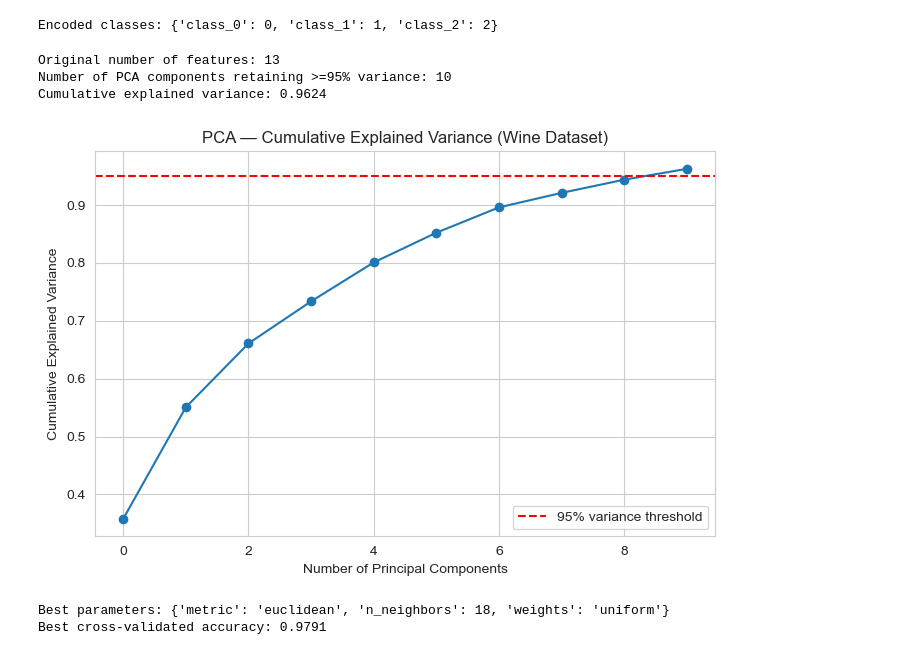
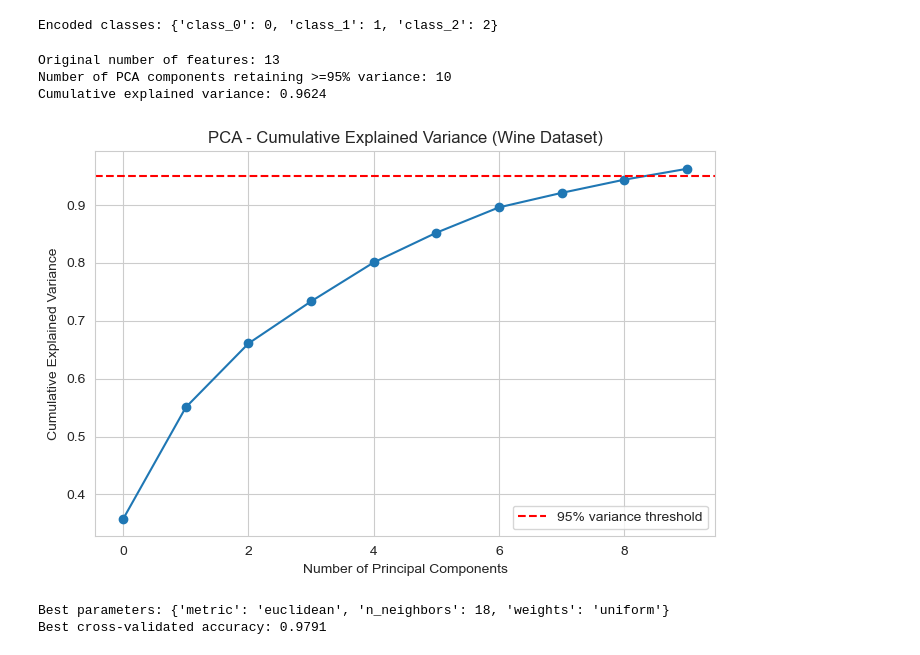
Before and after one commit to Kayce-joy/DataVine-Analytics, a Jupyter notebook: 8.ipynb, the cells around one changed output. Cells and saved outputs as stored; diff of their text form; code cells hidden in the pictures.

```diff
--- a/8.ipynb
+++ b/8.ipynb
@@ -157,25 +157,25 @@ X_test_scaled = scaler_wine.transform(X_test)
 # %%
 # Apply PCA to reduce dimensionality while retaining 95% of variance
 pca_wine = PCA(n_components=0.95, random_state=RANDOM_STATE)
 X_train_pca = pca_wine.fit_transform(X_train_scaled)
 X_test_pca = pca_wine.transform(X_test_scaled)
 
 print(f'Original number of features: {X_train_scaled.shape[1]}')
 print(f'Number of PCA components retaining >=95% variance: {pca_wine.n_components_}')
 print(f'Cumulative explained variance: {np.sum(pca_wine.explained_variance_ratio_):.4f}')
 
 plt.plot(np.cumsum(pca_wine.explained_variance_ratio_), marker='o')
 plt.axhline(0.95, color='red', linestyle='--', label='95% variance threshold')
 plt.xlabel('Number of Principal Components')
 plt.ylabel('Cumulative Explained Variance')
-plt.title('PCA — Cumulative Explained Variance (Wine Dataset)')
+plt.title('PCA - Cumulative Explained Variance (Wine Dataset)')
 plt.legend()
 plt.show()
 # %% [output]
 Original number of features: 13
 Number of PCA components retaining >=95% variance: 10
 Cumulative explained variance: 0.9624
-[figure, old version]
+[figure, new version]
 # %%
 # Hyperparameter tuning with GridSearchCV
 param_grid = {
```
Also changed, not shown: parts of 2 cells of this notebook.
